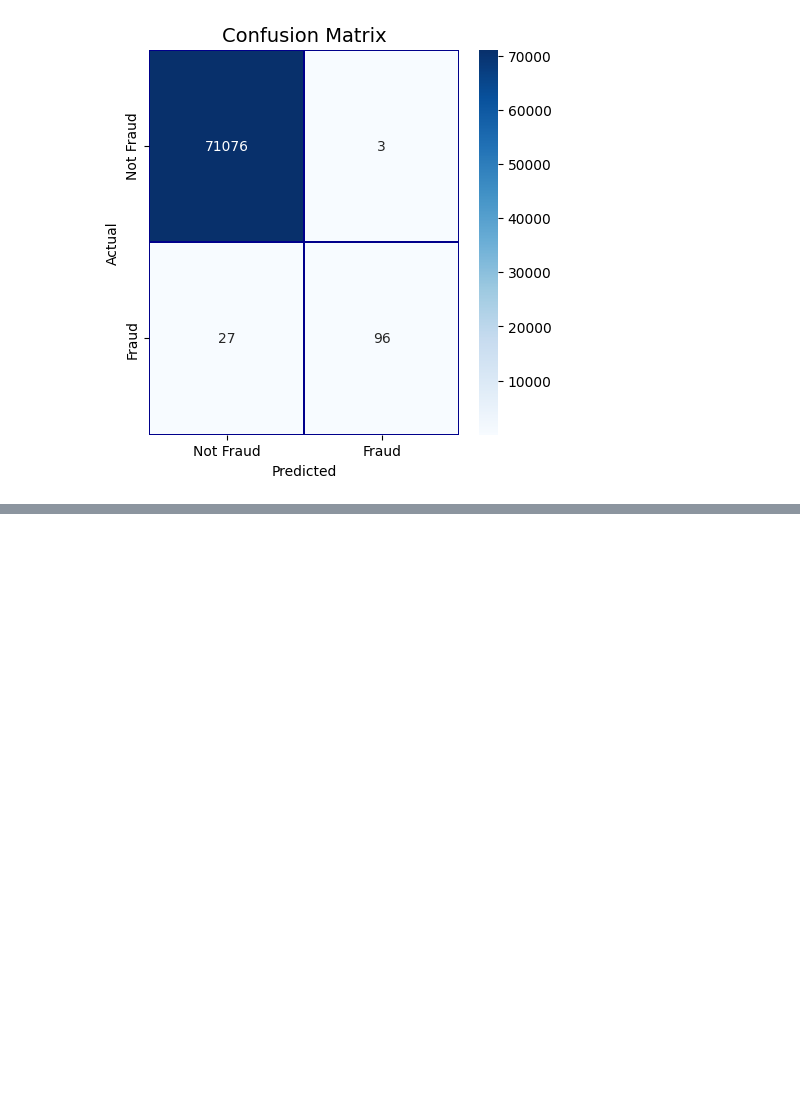
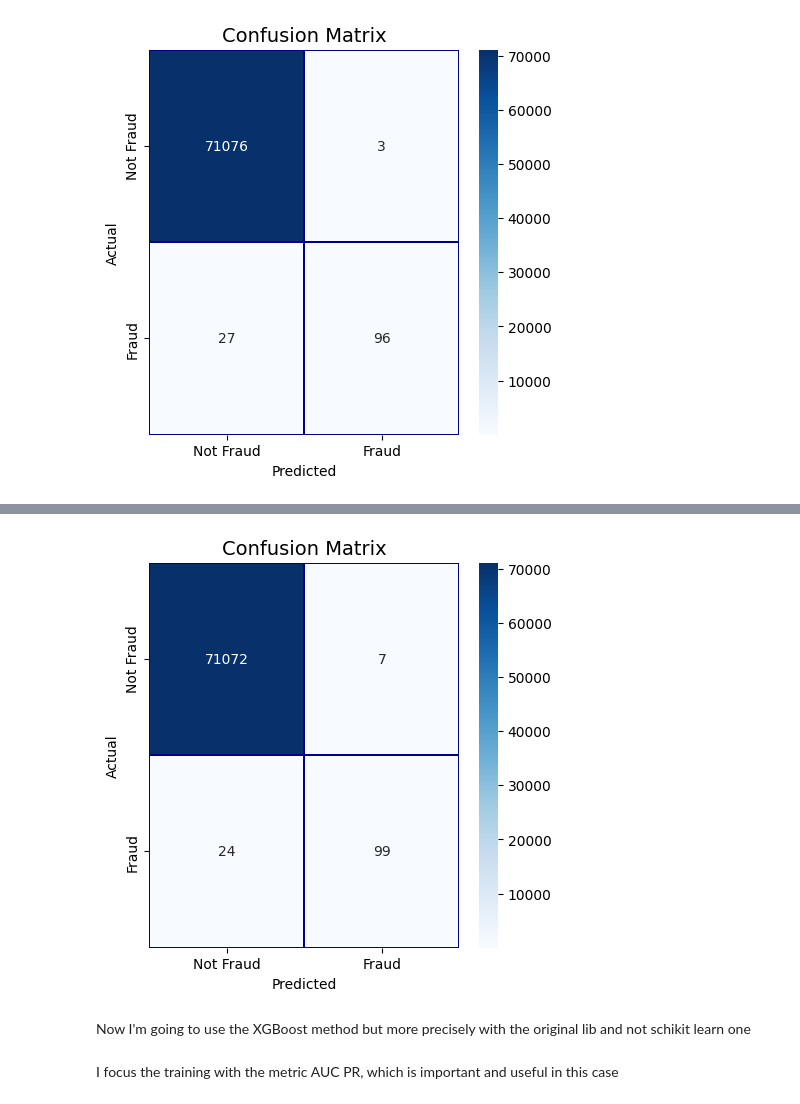
Before and after one commit to axelbrons/CreditCardFraudDectection, a Jupyter notebook: source/creditcard_fraud.ipynb, the cells around one changed output, grey strips where cells are left out. Drawn from its saved outputs; the diff is of its cells as text; code cells hidden in the pictures; blank space fills up the shorter version.

```diff
--- a/source/creditcard_fraud.ipynb
+++ b/source/creditcard_fraud.ipynb
@@ -392,0 +454,3 @@ plt.show()
+# %%
+kf = KFold(n_splits=5,random_state=42, shuffle=True)
+n_splits = 5
@@ -392,0 +459,3 @@ plt.show()
+# %%
+oof = np.zeros((X_train.shape[0], len(models)))
+pred_test1 = np.zeros((X_test.shape[0], len(models)))
@@ -392,0 +493,3 @@ plt.show()
+# %%
+for i, (name, model) in enumerate(models.items()):
+    models_training(i,name,model,oof,pred_test1)
@@ -392,0 +606,19 @@ plt.show()
+# %%
+
+#best_params = study.best_params
+meta_model = MLPClassifier(random_state=42,max_iter=1178)
+#meta_model = CatBoostClassifier(random_seed=42, depth=8, learning_rate=0.05, iterations=1000)
+meta_model.fit(oof,y_train)
+
+
+
+final_prediction = meta_model.predict(pred_test1)
+final_prediction_proba = meta_model.predict_proba(pred_test1)
+
+print(f"Precision: {precision_score(y_test, final_prediction):.3f}")
+print(f"Recall: {recall_score(y_test, final_prediction):.3f}")
+print(f"F1 Score: {f1_score(y_test, final_prediction):.3f}")
+print(f"ROC_AUC Score: {roc_auc_score(y_test, final_prediction_proba[:,1]):.3f}")
+print(f"PR AUC: {average_precision_score(y_test, final_prediction_proba[:,1]):.3f}")
+print(classification_report(y_test, final_prediction, digits=3))
+print("------")
@@ -392,0 +657,15 @@ plt.show()
+# %%
+cm = pd.crosstab(y_test, final_prediction, rownames=['Actual'], colnames=['Predicted'])
+fig, (ax1) = plt.subplots(ncols=1, figsize=(5,5))
+sn.heatmap(cm,
+            xticklabels=['Not Fraud', 'Fraud'],
+            yticklabels=['Not Fraud', 'Fraud'],
+            fmt='d',
+            annot=True,ax=ax1,
+            linewidths=.2,linecolor="Darkblue", cmap="Blues")
+plt.title('Confusion Matrix', fontsize=14)
+plt.show()
+# %% [output]
+[figure, added]
+# %% [markdown]
+Now I'm going to use the XGBoost method but more precisely with the original lib and not schikit learn one
@@ -392,0 +702,2 @@ plt.show()
+# %% [markdown]
+I focus the training with the metric AUC PR, which is important and useful in this case
```
Also changed, not shown: parts of 26 cells of this notebook.
